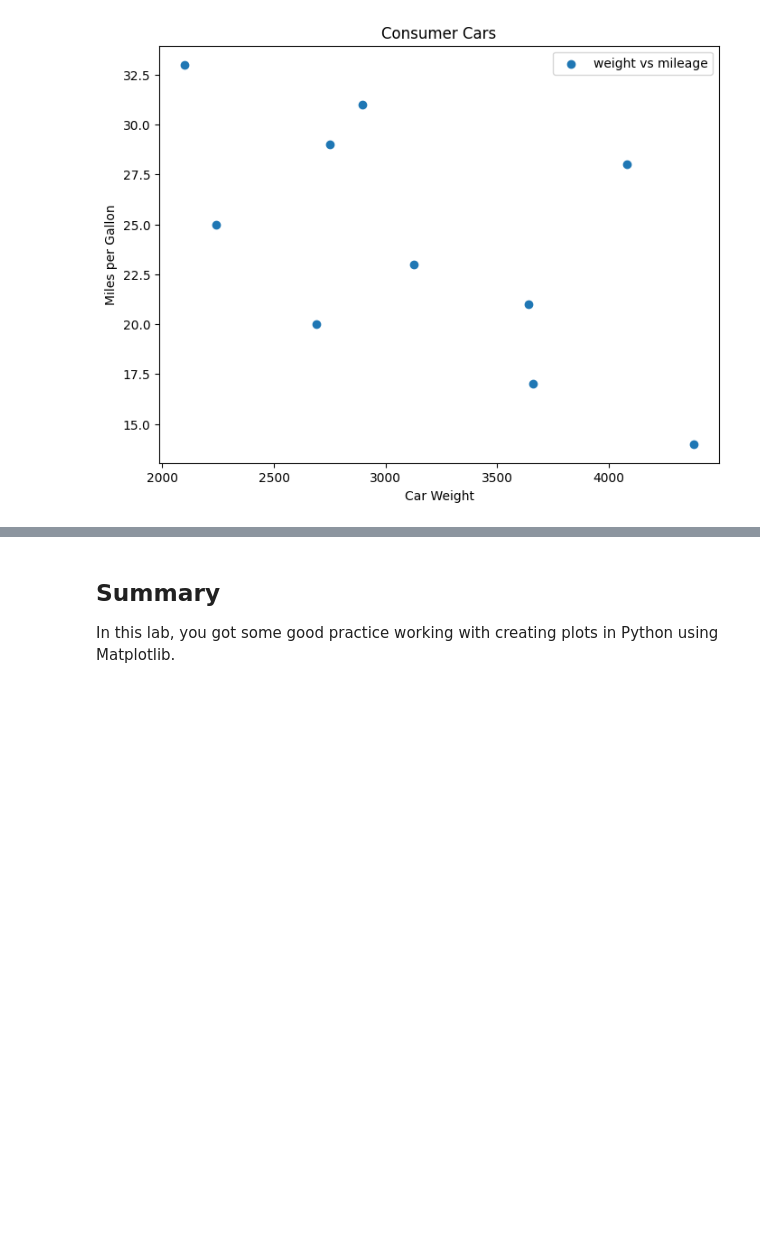
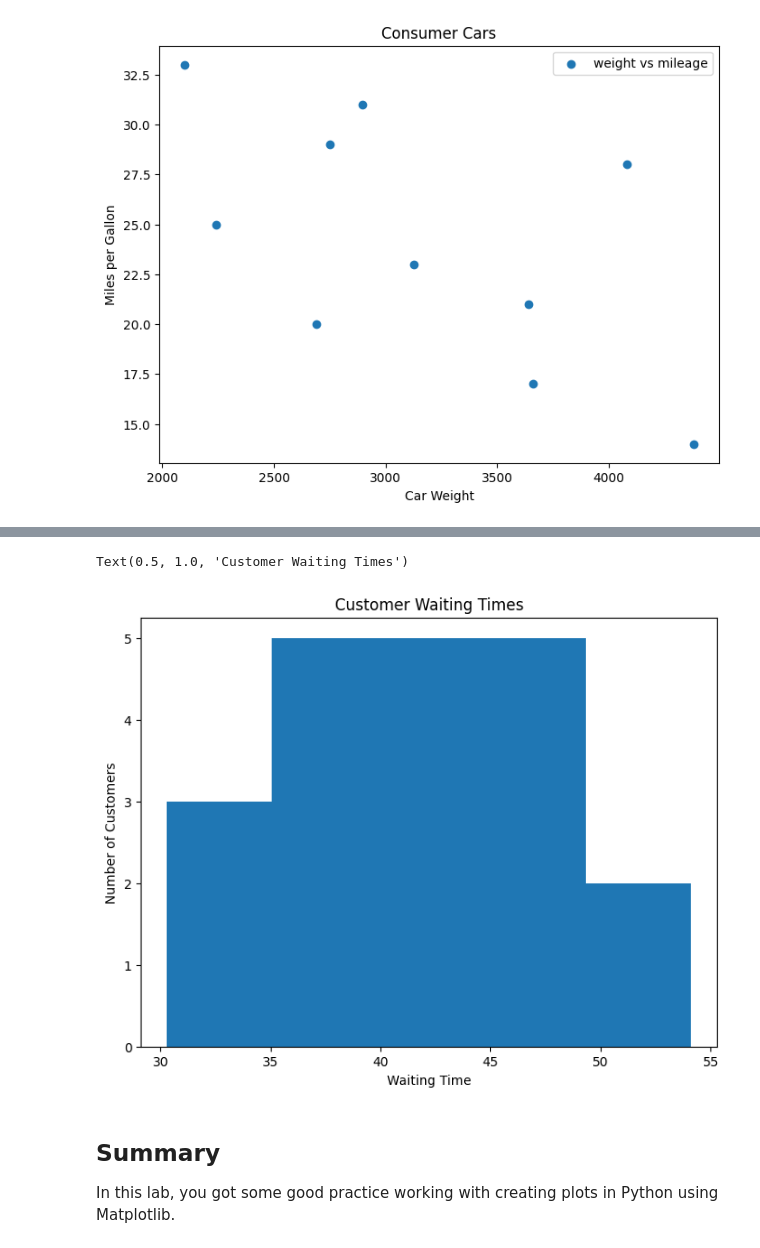
Before and after one commit to drivernf/DS_Course1_Week1_Module4_VizLab, a Jupyter notebook: index.ipynb, the cells around one changed output, grey strips where cells are left out. Cells and saved outputs as stored; diff of their text form; code cells hidden in the pictures; blank space fills up the shorter version.

```diff
--- a/index.ipynb
+++ b/index.ipynb
@@ -122,23 +122,26 @@ The graph you create should look like this:
 # %%
 # CodeGrade Step3
 
 # Replace None with appropriate code
 
 x = [43.1, 35.6, 37.5, 36.5, 45.3, 43.4,
      40.3, 50.2, 47.3, 31.2, 42.2, 45.5,
      30.3, 31.4, 35.6, 45.2, 54.1, 45.6,
      36.5, 43.1]
 
 # Create the plot objects fig and ax
-None
+fig, ax = plt.subplots(figsize=(8, 6))
 
 # Plot the histogram with hist() function
-my_hist = None
+my_hist = ax.hist(x, bins=5)
 
 # Label axes and set title
-None
-None
-None
+ax.set_xlabel("Waiting Time")
+ax.set_ylabel("Number of Customers")
+ax.set_title("Customer Waiting Times")
+# %% [output]
+Text(0.5, 1.0, 'Customer Waiting Times')
+[figure, added]
 # %% [markdown]
 ## Summary
 
```
